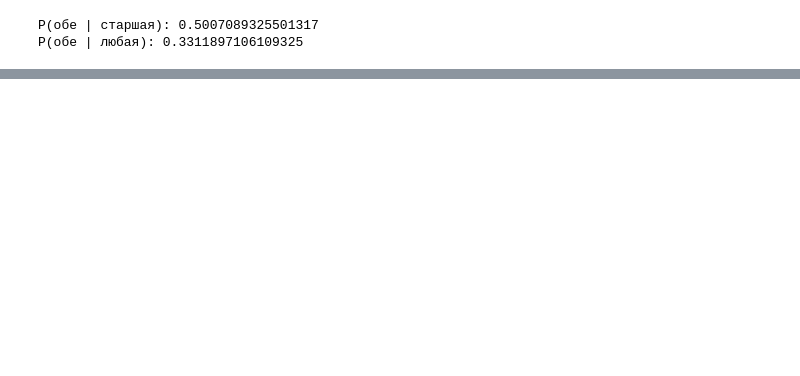
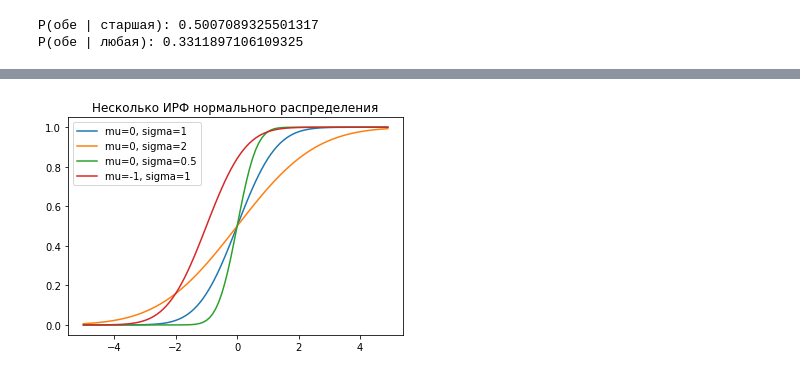
Before and after one commit to bazhil/data_science_from_zero, a Jupyter notebook: probability_theory.ipynb, the cells around one changed output, grey strips where cells are left out. Saved outputs shown, nothing was run; the diff lists cells and outputs as text; code cells hidden in the pictures; blank space fills up the shorter version.

```diff
--- a/probability_theory.ipynb
+++ b/probability_theory.ipynb
@@ -35,0 +78,16 @@ P(обе | любая): 0.3311897106109325
+# %%
+# Интегральная функция нормального распределения
+def normal_cdf(x, mu=0, sigma=1):
+    return (1 + math.erf((x - mu) / math.sqrt(2) / sigma)) / 2
+
+xs = [x / 10 for x in range(-50, 50)]
+# при mu=0 и sigma=1 - стандартное нормальное распределение
+plt.plot(xs, [normal_cdf(x, sigma=1) for x in xs], '-', label='mu=0, sigma=1')
+plt.plot(xs, [normal_cdf(x, sigma=2) for x in xs], '-', label='mu=0, sigma=2')
+plt.plot(xs, [normal_cdf(x, sigma=0.5) for x in xs], '-', label='mu=0, sigma=0.5')
+plt.plot(xs, [normal_cdf(x, mu=-1) for x in xs], '-', label='mu=-1, sigma=1')
+plt.legend()
+plt.title('Несколько ИРФ нормального распределения')
+plt.show()
+# %% [output]
+[figure, added]
```
Also changed, not shown: parts of 4 cells of this notebook.
